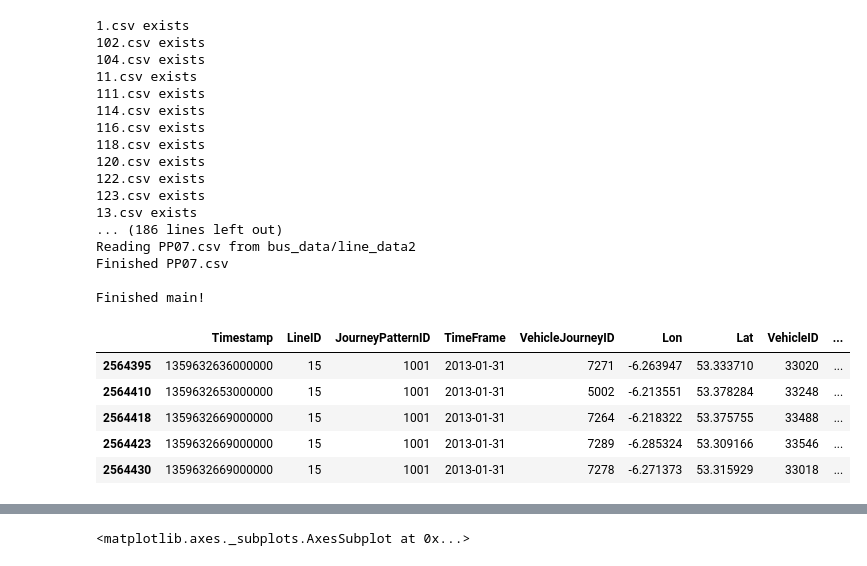
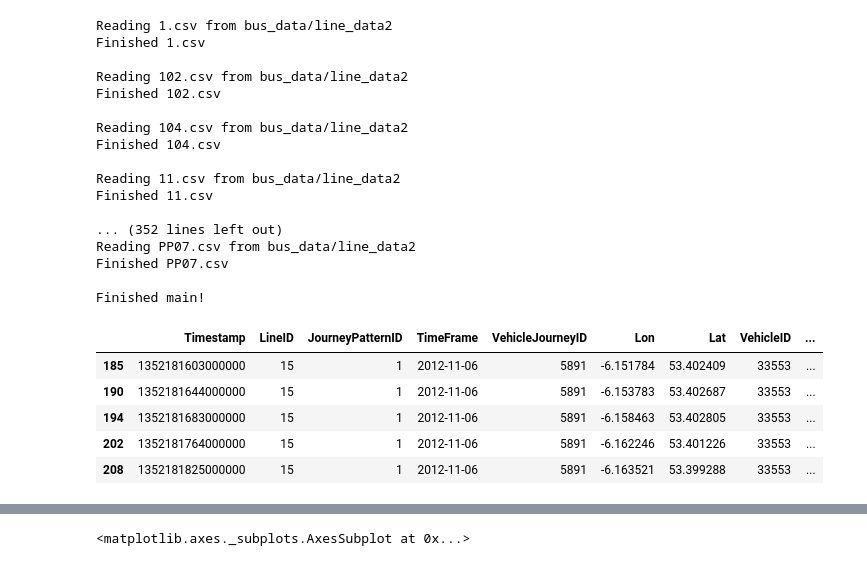
Before and after one commit to brokenloop/Research_practicum_2017, a Jupyter notebook: Data Analysis/Daniel/Data Cleaning 2.ipynb, the cells around one changed output, grey strips where cells are left out. Saved outputs shown, nothing was run; the diff lists cells and outputs as text; code cells hidden in the pictures.

```diff
--- a/Data Analysis/Daniel/Data Cleaning 2.ipynb
+++ b/Data Analysis/Daniel/Data Cleaning 2.ipynb
@@ -109,12 +111,20 @@ def add_runtime(df):
     # Putting the first sightings of a vehiclejourneyid and timeframe combo timestamp into a dictionary
     start_times = {}
 
+#     df = df.sort_values(['Timestamp'])
+
     # This gives you the first line anything has been seen by
-    firstlines = df.groupby(["TimeFrame", "VehicleID", "VehicleJourneyID"]).head(1)
+#     firstlines = df.groupby(["TimeFrame", "VehicleID", "VehicleJourneyID"]).head(1)
+    firstlines = df.groupby(["TimeFrame", "VehicleJourneyID"]).head(1)
+
+
+#     firstlines = firstlines.sort_values(['Timestamp']).head(1)
 
     # This iterates through them and assigns values to the dictionary
     for index, row in firstlines.iterrows():
         start_times[row.TimeFrame, row.VehicleJourneyID] = {"time":row.Timestamp, "loc":[row.Lat, row.Lon]}
+
+#         start_times[row.TimeFrame, row.VehicleID, row.VehicleJourneyID] = {"time":row.Timestamp, "loc":[row.Lat, row.Lon]}
 
 
     df['Runtime'] = ""
@@ -164,42 +174,44 @@ def main(read_directory, write_directory):
                 print()
     print("Finished main!")
 # %%
+# MAIN SECTION
+
 read_directory = "bus_data/line_data2"
 write_directory = "bus_data/clean_data2"
 
 main(read_directory, write_directory)
 # %% [output]
-1.csv exists
-102.csv exists
-104.csv exists
-11.csv exists
-111.csv exists
-114.csv exists
-116.csv exists
-118.csv exists
-120.csv exists
-122.csv exists
-123.csv exists
-13.csv exists
-... (186 lines left out)
+Reading 1.csv from bus_data/line_data2
+Finished 1.csv
+
+Reading 102.csv from bus_data/line_data2
+Finished 102.csv
+
+Reading 104.csv from bus_data/line_data2
+Finished 104.csv
+
+Reading 11.csv from bus_data/line_data2
+Finished 11.csv
+
+... (352 lines left out)
 Reading PP07.csv from bus_data/line_data2
 Finished PP07.csv
 
 Finished main!
 # %%
-readfile = "bus_data/line_data2/15.csv"
+# readfile = "bus_data/line_data2/15.csv"
 
-df = read_data(readfile)
-df = add_features(df)
-df = filter_direction(df)
-df = drop_rows(df)
+# df = read_data(readfile)
+# df = add_features(df)
+# df = filter_direction(df)
+# df = drop_rows(df)
 df = add_runtime(df)
 # %%
-df.tail()
+df.head()
 # %% [output]
 |  | Timestamp | LineID | JourneyPatternID | TimeFrame | VehicleJourneyID | Lon | Lat | VehicleID | ... |
-| 2564395 | 1359632636000000 | 15 | 1001 | 2013-01-31 | 7271 | -6.263947 | 53.333710 | 33020 | ... |
-| 2564410 | 1359632653000000 | 15 | 1001 | 2013-01-31 | 5002 | -6.213551 | 53.378284 | 33248 | ... |
-| 2564418 | 1359632669000000 | 15 | 1001 | 2013-01-31 | 7264 | -6.218322 | 53.375755 | 33488 | ... |
-| 2564423 | 1359632669000000 | 15 | 1001 | 2013-01-31 | 7289 | -6.285324 | 53.309166 | 33546 | ... |
-| 2564430 | 1359632669000000 | 15 | 1001 | 2013-01-31 | 7278 | -6.271373 | 53.315929 | 33018 | ... |
+| 185 | 1352181603000000 | 15 | 1 | 2012-11-06 | 5891 | -6.151784 | 53.402409 | 33553 | ... |
+| 190 | 1352181644000000 | 15 | 1 | 2012-11-06 | 5891 | -6.153783 | 53.402687 | 33553 | ... |
+| 194 | 1352181683000000 | 15 | 1 | 2012-11-06 | 5891 | -6.158463 | 53.402805 | 33553 | ... |
+| 202 | 1352181764000000 | 15 | 1 | 2012-11-06 | 5891 | -6.162246 | 53.401226 | 33553 | ... |
+| 208 | 1352181825000000 | 15 | 1 | 2012-11-06 | 5891 | -6.163521 | 53.399288 | 33553 | ... |
```
Also changed, not shown: parts of 11 cells of this notebook, 6 other files.
